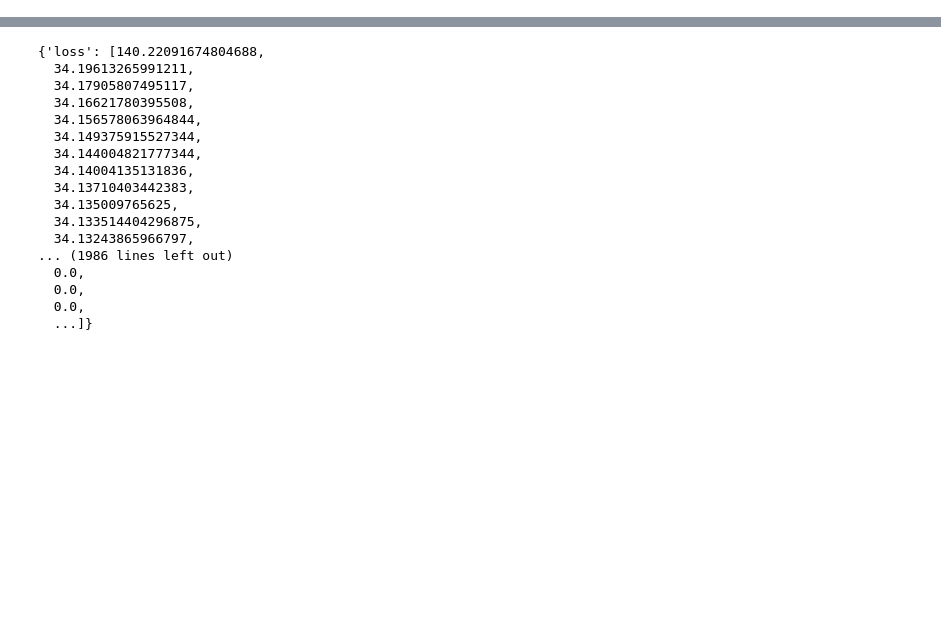
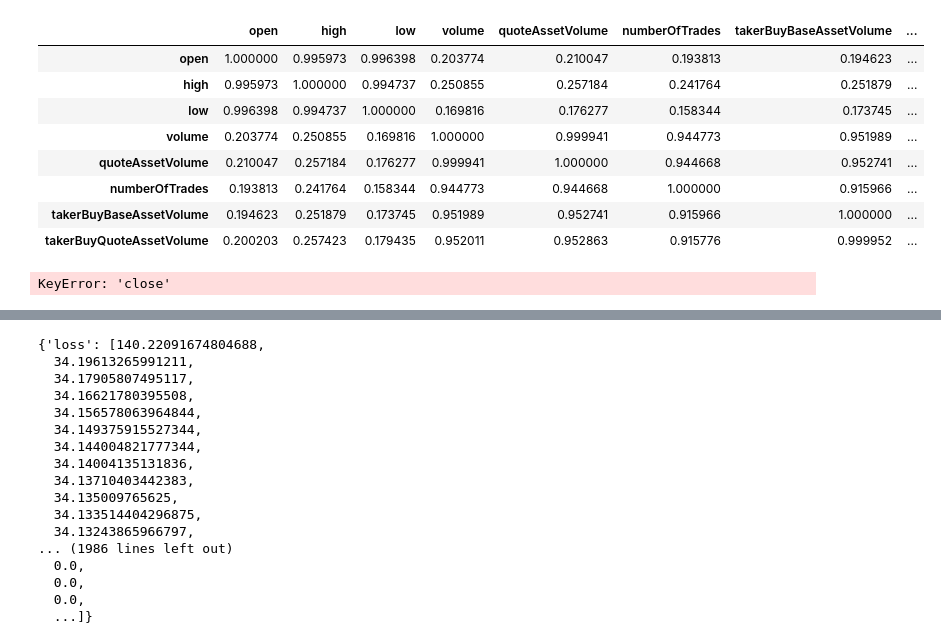
Before and after one commit to youngkwan-Ji/DataAnalysis_public, a Jupyter notebook: BinanceKlines.ipynb, the cells around one changed output, grey strips where cells are left out. Cells and saved outputs as stored; diff of their text form; code cells hidden in the pictures; blank space fills up the shorter version.

```diff
--- a/BinanceKlines.ipynb
+++ b/BinanceKlines.ipynb
@@ -26,21 +46,18 @@ import tensorflow as tf
 import numpy as np
 # x_train = [1, 2, 3]
 # y_train = [1, 2, 3]
-x_train = x_study
-y_train = y_study
+
 
 W = tf.Variable(1, name="weight")
 b = tf.Variable(1, name="bias")
 
-hypothesis = x_train['Hours']*W+b
+testM = tf.keras.models.Sequential()
+testM.add(tf.keras.layers.Dense(1, input_dim = 8,activation='linear'))
 
-cost = tf.reduce_mean(tf.square(hypothesis - y_train['Scores']))
+# hypothesis = (x_train['open']*W)+ + +b
+# cost = tf.reduce_mean(tf.square(hypothesis - y_train['Scores']))
+
 sgd = tf.keras.optimizers.SGD(learning_rate=0.01)
-
-testM = tf.keras.models.Sequential()
-
-testM.add(tf.keras.layers.Dense(1, input_dim = 1,activation='linear'))
-# model.compile(loss="mse",)
 testM.compile(loss='mse',optimizer=sgd,metrics=['accuracy'])
 
 history = testM.fit(x_train,y_train,epochs=15000,verbose=0,batch_size=1, shuffle=False)
@@ -48,0 +90,21 @@ history = testM.fit(x_train,y_train,epochs=15000,verbose=0,batch_size=1, shuffle
+# %%
+x_train['quoteAssetVolume'] = x_train['quoteAssetVolume'].astype(float)
+# %%
+x_train['takerBuyQuoteAssetVolume'] = x_train['takerBuyQuoteAssetVolume'].astype(float)
+# %%
+at = x_train.corr()
+at
+# %% [output]
+|  | open | high | low | volume | quoteAssetVolume | numberOfTrades | takerBuyBaseAssetVolume | ... |
+| open | 1.000000 | 0.995973 | 0.996398 | 0.203774 | 0.210047 | 0.193813 | 0.194623 | ... |
+| high | 0.995973 | 1.000000 | 0.994737 | 0.250855 | 0.257184 | 0.241764 | 0.251879 | ... |
+| low | 0.996398 | 0.994737 | 1.000000 | 0.169816 | 0.176277 | 0.158344 | 0.173745 | ... |
+| volume | 0.203774 | 0.250855 | 0.169816 | 1.000000 | 0.999941 | 0.944773 | 0.951989 | ... |
+| quoteAssetVolume | 0.210047 | 0.257184 | 0.176277 | 0.999941 | 1.000000 | 0.944668 | 0.952741 | ... |
+| numberOfTrades | 0.193813 | 0.241764 | 0.158344 | 0.944773 | 0.944668 | 1.000000 | 0.915966 | ... |
+| takerBuyBaseAssetVolume | 0.194623 | 0.251879 | 0.173745 | 0.951989 | 0.952741 | 0.915966 | 1.000000 | ... |
+| takerBuyQuoteAssetVolume | 0.200203 | 0.257423 | 0.179435 | 0.952011 | 0.952863 | 0.915776 | 0.999952 | ... |
+# %%
+y_train['close']
+# %% [output]
+KeyError: 'close'
```
Also changed, not shown: parts of 7 cells of this notebook, 3 other files.
